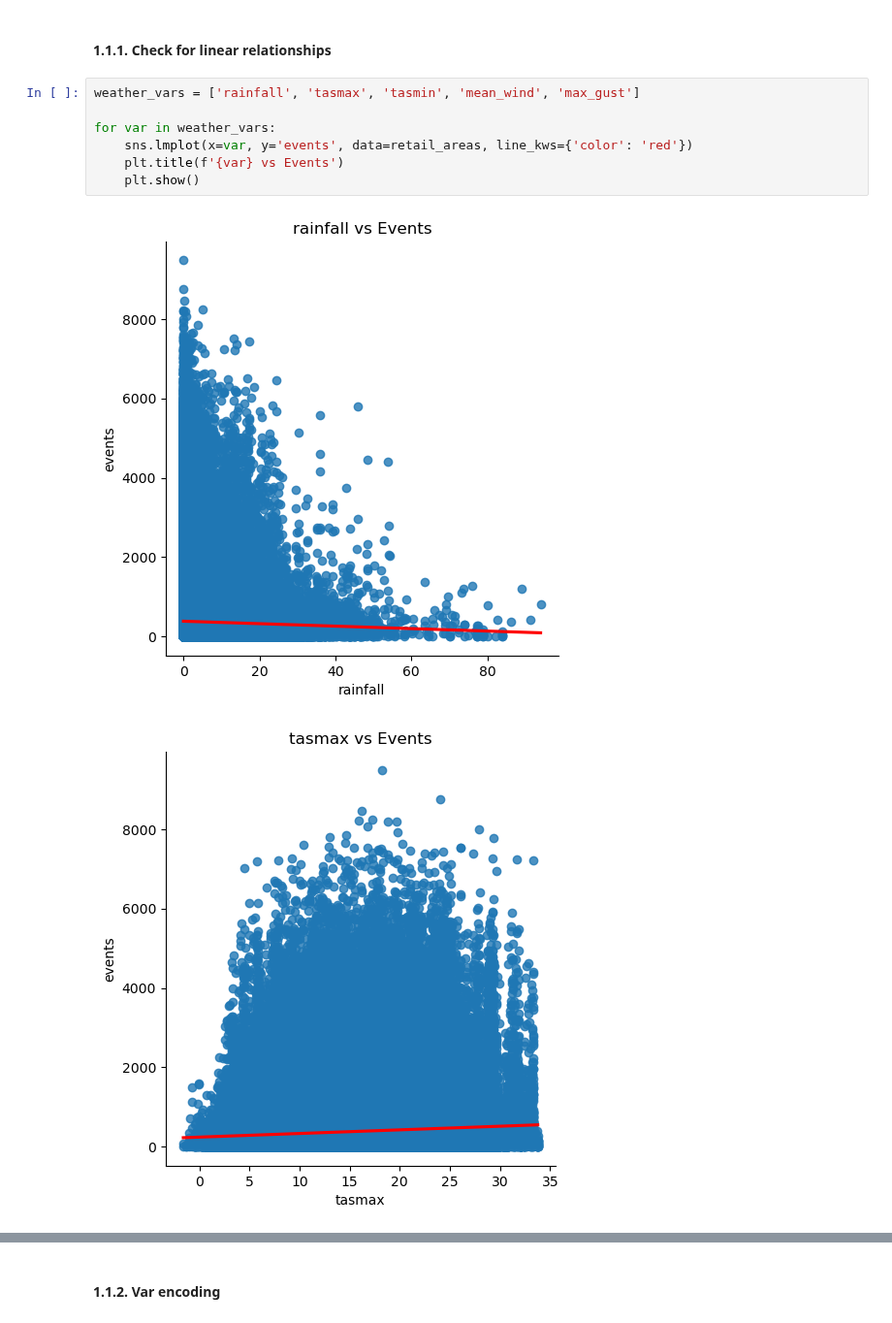
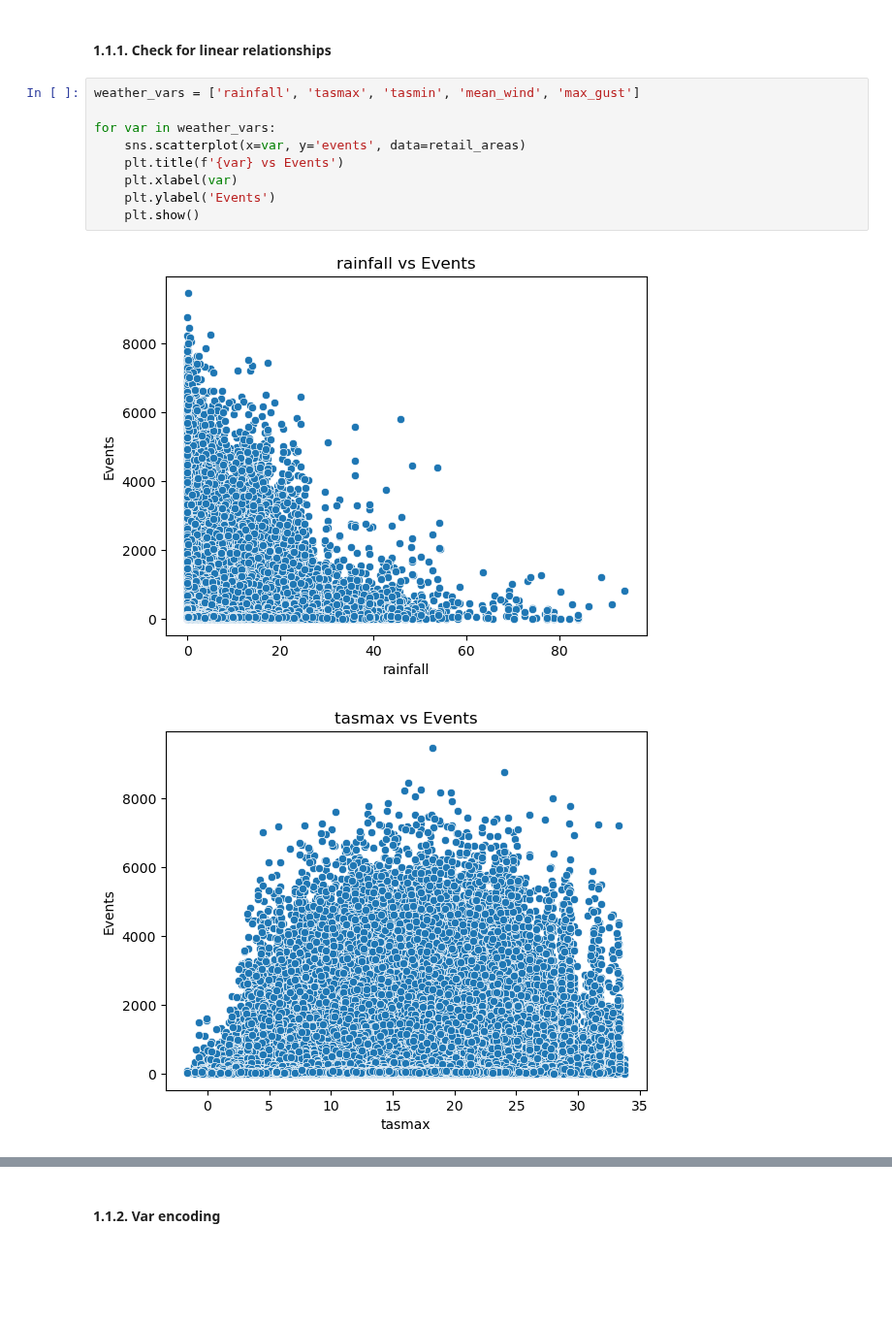
Before and after one commit to stefankrysa/MScDissertation, a Jupyter notebook: modelling.ipynb, the cells around one changed output, grey strips where cells are left out. Shown at 97% size. Drawn from its saved outputs; the diff is of its cells as text; blank space fills up the shorter version.

```diff
--- a/modelling.ipynb
+++ b/modelling.ipynb
@@ -39,10 +39,12 @@ dtype: object
 # %%
 weather_vars = ['rainfall', 'tasmax', 'tasmin', 'mean_wind', 'max_gust']
 
 for var in weather_vars:
-    sns.lmplot(x=var, y='events', data=retail_areas, line_kws={'color': 'red'})
+    sns.scatterplot(x=var, y='events', data=retail_areas)
     plt.title(f'{var} vs Events')
+    plt.xlabel(var)
+    plt.ylabel('Events')
     plt.show()
 # %% [output]
-[figure, old version]
+[figure, new version]
-[figure, old version]
+[figure, new version]
```
Also changed, not shown: parts of 45 cells of this notebook.
